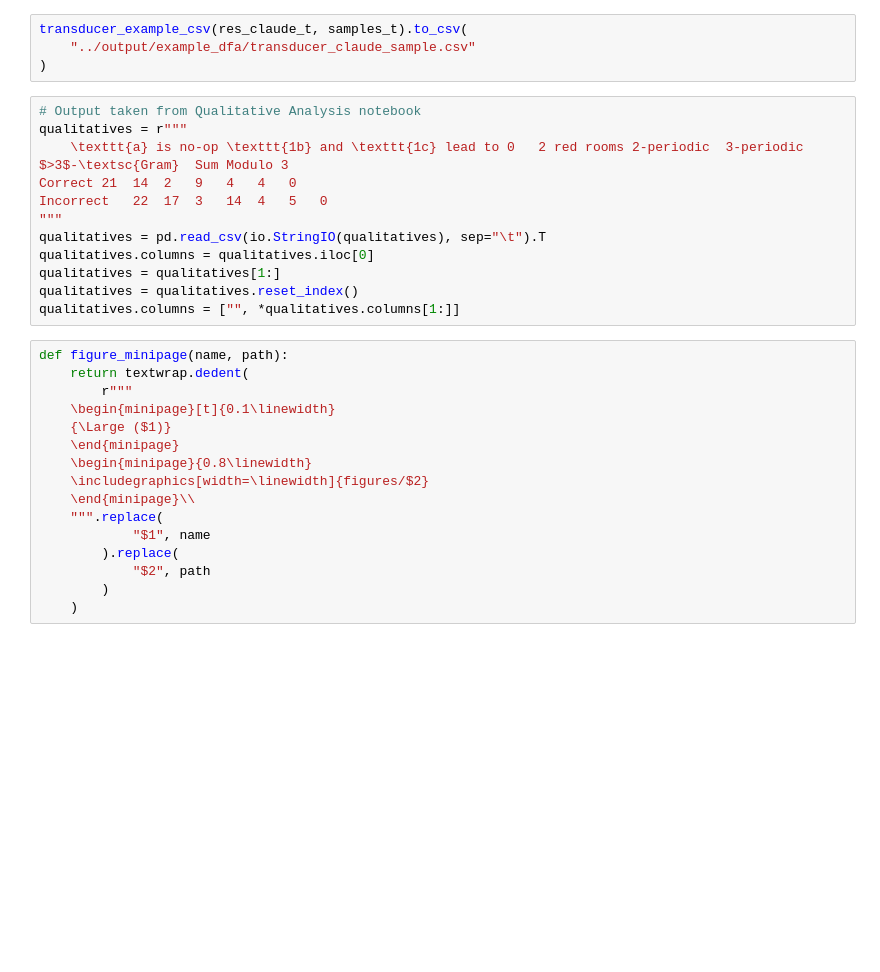
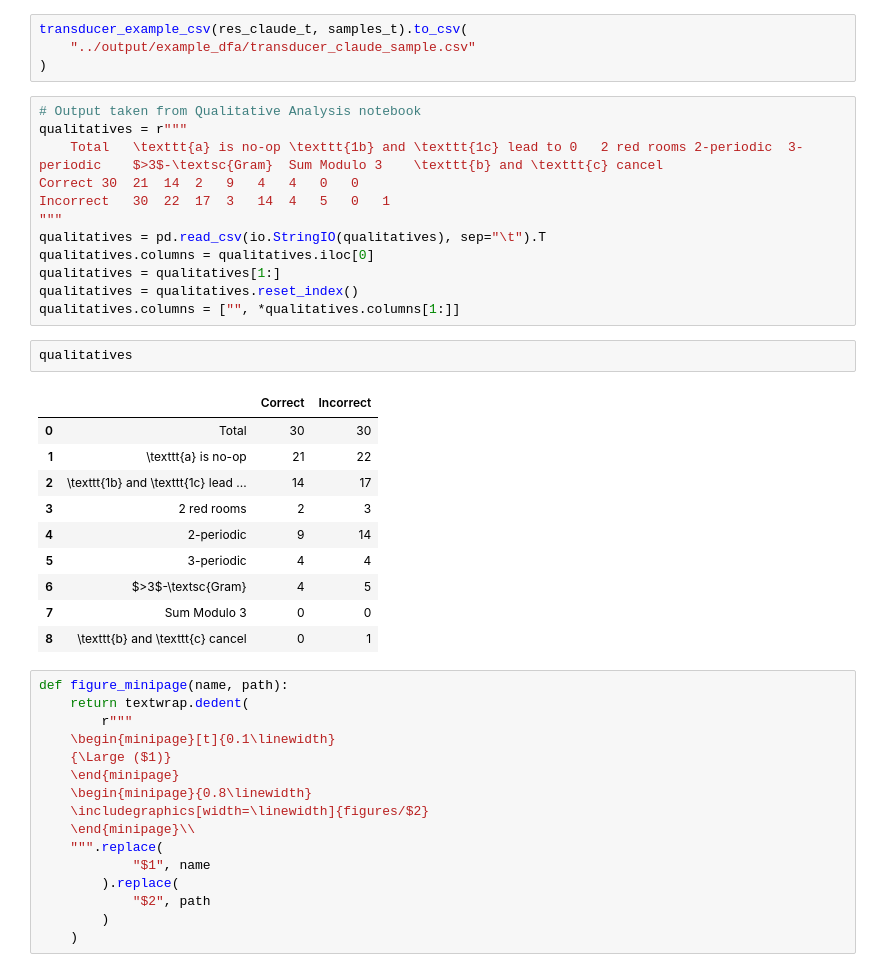
Before and after one commit to kavigupta/evallm, a Jupyter notebook: notebooks/illustrative-example.ipynb, the cells around one changed output. Saved outputs shown, nothing was run; the diff lists cells and outputs as text; blank space fills up the shorter version.

Commit message:
rename to Q and C, as well as adding totals

```diff
--- a/notebooks/illustrative-example.ipynb
+++ b/notebooks/illustrative-example.ipynb
@@ -140,15 +140,28 @@ transducer_example_csv(res_claude_t, samples_t).to_csv(
 # %%
 # Output taken from Qualitative Analysis notebook
 qualitatives = r"""
-	\texttt{a} is no-op	\texttt{1b} and \texttt{1c} lead to 0	2 red rooms	2-periodic	3-periodic	$>3$-\textsc{Gram}	Sum Modulo 3
-Correct	21	14	2	9	4	4	0
-Incorrect	22	17	3	14	4	5	0
+	Total	\texttt{a} is no-op	\texttt{1b} and \texttt{1c} lead to 0	2 red rooms	2-periodic	3-periodic	$>3$-\textsc{Gram}	Sum Modulo 3	\texttt{b} and \texttt{c} cancel
+Correct	30	21	14	2	9	4	4	0	0
+Incorrect	30	22	17	3	14	4	5	0	1
 """
 qualitatives = pd.read_csv(io.StringIO(qualitatives), sep="\t").T
 qualitatives.columns = qualitatives.iloc[0]
 qualitatives = qualitatives[1:]
 qualitatives = qualitatives.reset_index()
 qualitatives.columns = ["", *qualitatives.columns[1:]]
+# %%
+qualitatives
+# %% [output]
+|  |  | Correct | Incorrect |
+| 0 | Total | 30 | 30 |
+| 1 | \texttt{a} is no-op | 21 | 22 |
+| 2 | \texttt{1b} and \texttt{1c} lead ... | 14 | 17 |
+| 3 | 2 red rooms | 2 | 3 |
+| 4 | 2-periodic | 9 | 14 |
+| 5 | 3-periodic | 4 | 4 |
+| 6 | $>3$-\textsc{Gram} | 4 | 5 |
+| 7 | Sum Modulo 3 | 0 | 0 |
+| 8 | \texttt{b} and \texttt{c} cancel | 0 | 1 |
 # %%
 def figure_minipage(name, path):
     return textwrap.dedent(
```
Also changed, not shown: parts of 7 cells of this notebook, 3 other files.
